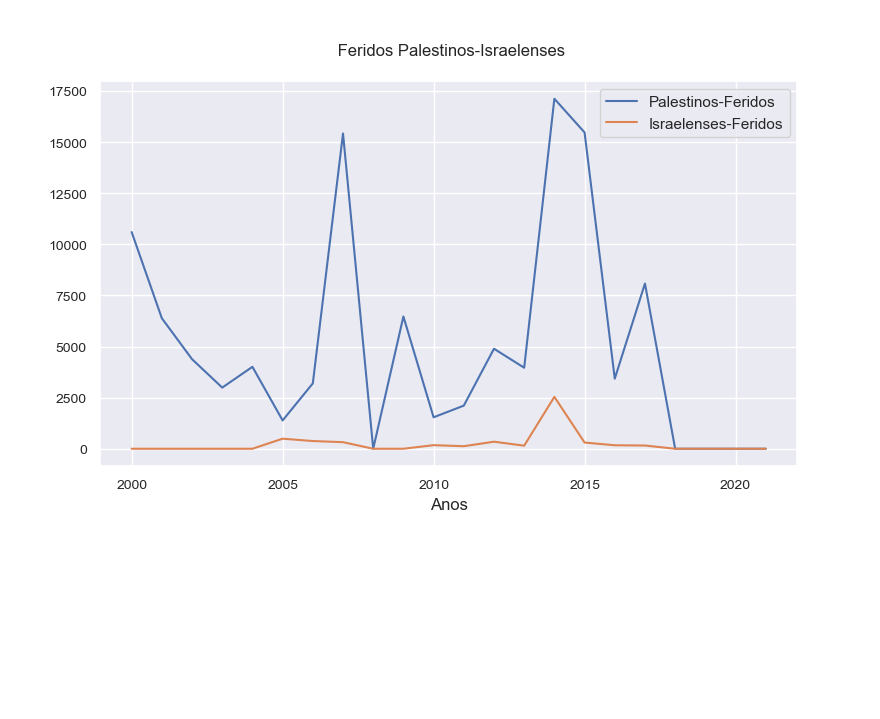
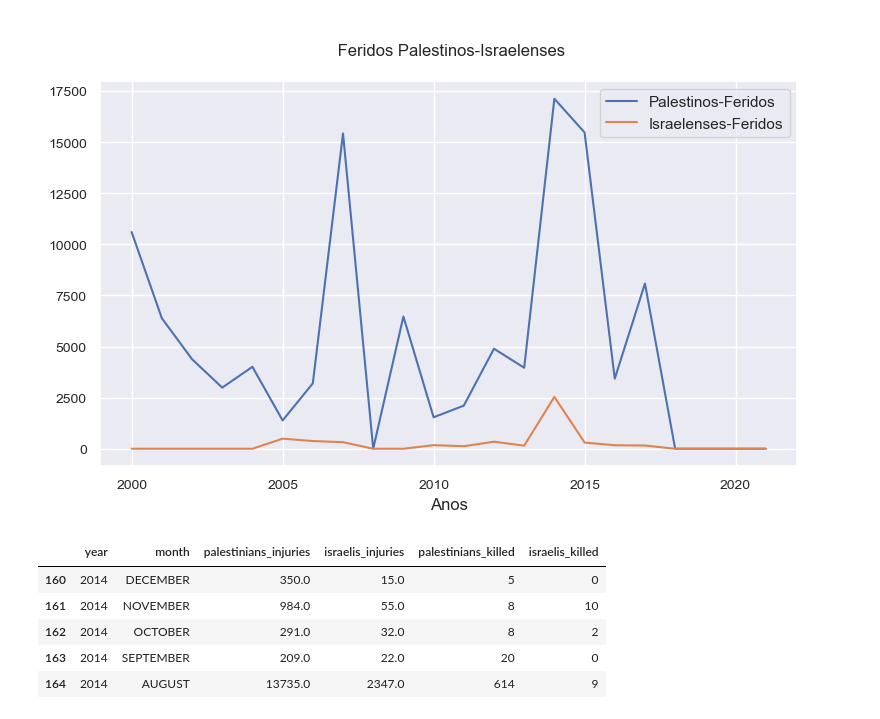
Before and after one commit to henriquecarvalho-maker/Conflito-israelo-palestino, a Jupyter notebook: análise_dos_mortos_e_feridos_no_conflito_entre_palestinos_e_israelitas.ipynb, the cells around one changed output. Saved outputs shown, nothing was run; the diff lists cells and outputs as text; code cells hidden in the pictures; blank space fills up the shorter version.

```diff
--- a/análise_dos_mortos_e_feridos_no_conflito_entre_palestinos_e_israelitas.ipynb
+++ b/análise_dos_mortos_e_feridos_no_conflito_entre_palestinos_e_israelitas.ipynb
@@ -292,3 +296,13 @@ data_ano_.plot(x='year', y=['Palestinos-Feridos', 'Israelenses-Feridos'], figsiz
 <AxesSubplot: title={'center': '\n Feridos Palestinos-Israelenses\n'}, xlabel='Anos'>
 [figure]
 [figure]
+# %%
+dados_2014 = dados_.query('year == 2014')
+dados_2014.head()
+# %% [output]
+|  | year | month | palestinians_injuries | israelis_injuries | palestinians_killed | israelis_killed |
+| 160 | 2014 | DECEMBER | 350.0 | 15.0 | 5 | 0 |
+| 161 | 2014 | NOVEMBER | 984.0 | 55.0 | 8 | 10 |
+| 162 | 2014 | OCTOBER | 291.0 | 32.0 | 8 | 2 |
+| 163 | 2014 | SEPTEMBER | 209.0 | 22.0 | 20 | 0 |
+| 164 | 2014 | AUGUST | 13735.0 | 2347.0 | 614 | 9 |
```
Also changed, not shown: parts of 4 cells of this notebook.
